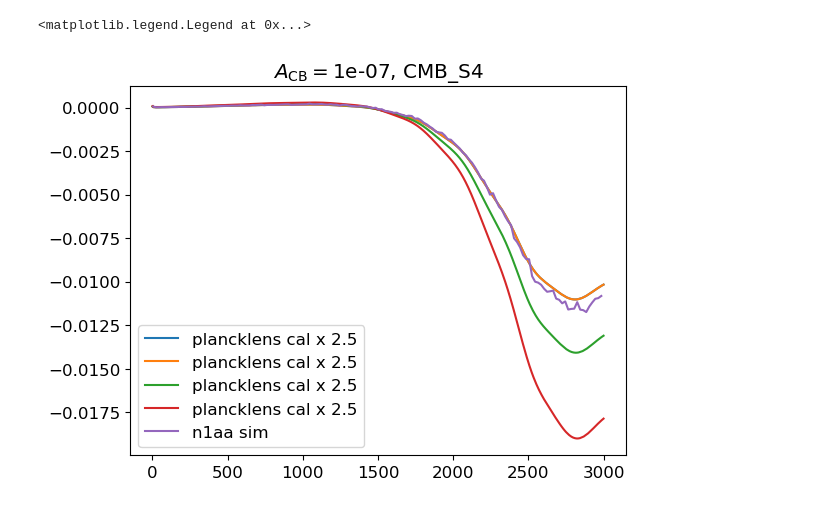
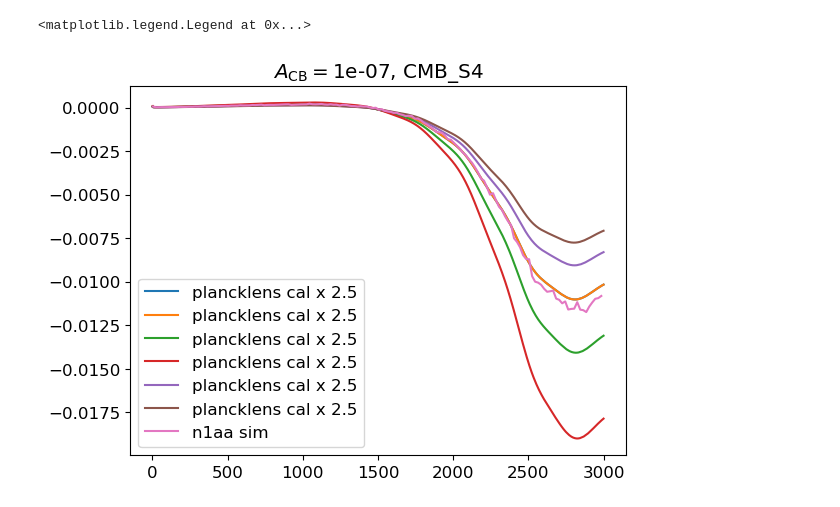
Before and after one commit to HongboCai/lens_rot_bias, a Jupyter notebook: N1aa_notebooks/N1aa_test.ipynb, the cells around one changed output. Saved outputs shown, nothing was run; the diff lists cells and outputs as text; code cells hidden in the pictures.

```diff
--- a/N1aa_notebooks/N1aa_test.ipynb
+++ b/N1aa_notebooks/N1aa_test.ipynb
@@ -17,7 +17,7 @@ mpl.rcParams['font.size']=12
 exps_config = {
     'CMB_S3': {
         'nlev_t': 7,
-        'nlev_p':7*2**0.5,
+        'nlev_p':7*2**0.5,j
         'beam_arcmin': 1.4,
         'result_nums': [0, 20, 40, 60, 80]
     },
@@ -147,16 +148,20 @@ n1aa_plancklens = np.loadtxt('../output/N1aa_plancklens/N1aa_2.5plancklens_%s_%s
 n1aa_1_plancklens = np.loadtxt('../output/N1aa_plancklens/N1aa_1_2.5plancklens_%s_%s_%s_%s'%(A_cb, experiment, ellmin, ellmax)+'.dat')
 n1aa_095_plancklens = np.loadtxt('../output/N1aa_plancklens/N1aa_0.95_2.5plancklens_%s_%s_%s_%s'%(A_cb, experiment, ellmin, ellmax)+'.dat')
 n1aa_090_plancklens = np.loadtxt('../output/N1aa_plancklens/N1aa_0.90_2.5plancklens_%s_%s_%s_%s'%(A_cb, experiment, ellmin, ellmax)+'.dat')
+n1aa_105_plancklens = np.loadtxt('../output/N1aa_plancklens/N1aa_1.05_2.5plancklens_%s_%s_%s_%s'%(A_cb, experiment, ellmin, ellmax)+'.dat')
+n1aa_110_plancklens = np.loadtxt('../output/N1aa_plancklens/N1aa_1.10_2.5plancklens_%s_%s_%s_%s'%(A_cb, experiment, ellmin, ellmax)+'.dat')
 # %%
 Ls = np.arange(5, ellmax+1, 20)
 clpp[2:]
 plt.plot(ls[2:], n1aa_plancklens[2:]/clpp[2:], label='plancklens cal x 2.5')
 plt.plot(ls[2:], n1aa_1_plancklens[2:]/clpp[2:], label='plancklens cal x 2.5')
 plt.plot(ls[2:], n1aa_095_plancklens[2:]/clpp[2:], label='plancklens cal x 2.5')
 plt.plot(ls[2:], n1aa_090_plancklens[2:]/clpp[2:], label='plancklens cal x 2.5')
+plt.plot(ls[2:], n1aa_105_plancklens[2:]/clpp[2:], label='plancklens cal x 2.5')
+plt.plot(ls[2:], n1aa_110_plancklens[2:]/clpp[2:], label='plancklens cal x 2.5')
 plt.plot(Ls, n1aa_sim[Ls]/clpp[Ls], label='n1aa sim')
 plt.title(r"$A_{\rm CB}=$%s, %s"%(A_cb, experiment))
 plt.legend()
 # %% [output]
 <matplotlib.legend.Legend at 0x...>
-[figure, old version]
+[figure, new version]
```
Also changed, not shown: parts of 6 cells of this notebook, 10 other files.
